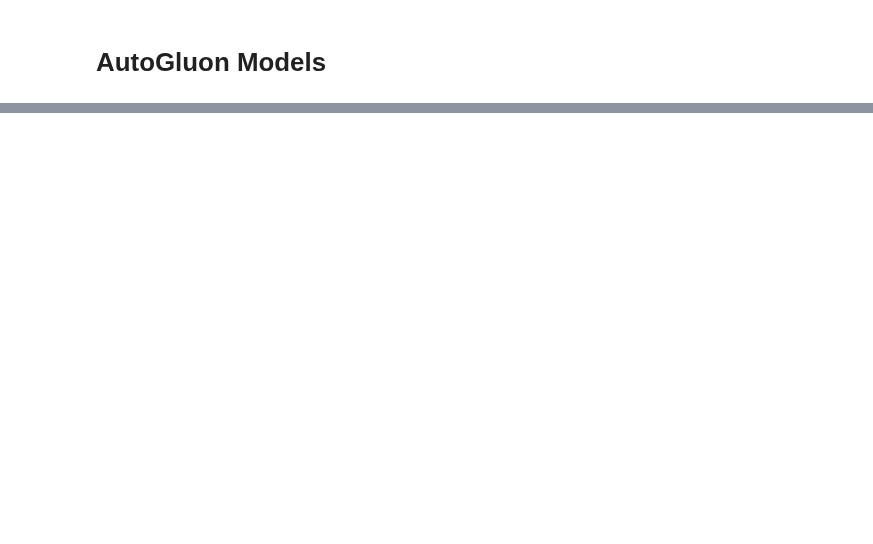
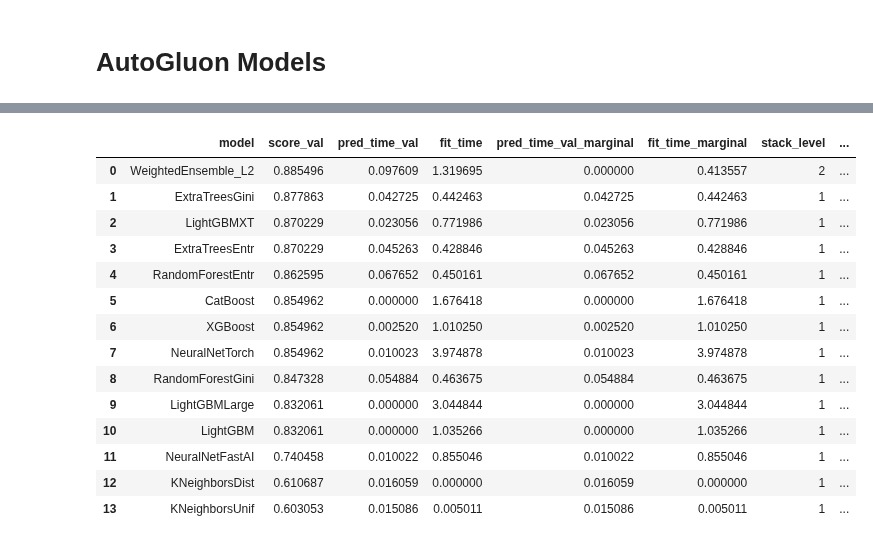
Before and after one commit to yakir4123/SNN-SCTN, a Jupyter notebook: scripts/mental_attention_prediction_models.ipynb, the cells around one changed output, grey strips where cells are left out. Drawn from its saved outputs; the diff is of its cells as text; code cells hidden in the pictures; blank space fills up the shorter version.

```diff
--- a/scripts/mental_attention_prediction_models.ipynb
+++ b/scripts/mental_attention_prediction_models.ipynb
@@ -172,14 +94,0 @@ df
-# %%
-# def create_df_features(df, feature, time_slot):
-#     feature_result = pd.DataFrame(columns=df.columns)
-#     trials = df['trial'].unique()
-#     for trial in trials:
-#         for ch in channels:
-#             feature_result[ch] = df[df['trial'] == trial, ch]
-grouped_df = df.groupby(df.index // fs)
-features_df = grouped_df[channels].rolling(128).var().dropna()
-features_df['label'] = grouped_df['label'].rolling(128).max().dropna().astype(np.int8)
-features_df = features_df.reset_index()
-features_df
-# features_df['ts_sample'] = grouped_df['ts_sample'].rolling(128).max() // 128
-# print(features_df)
@@ -230,0 +128,15 @@ print(leaderboard)
+# %%
+def automl(df):
+    # Load your dataframe
+    train_df, test_df = train_test_split(df, test_size=0.2, random_state=42)
+    predictor = TabularPredictor(label='label').fit(train_df)
+
+    # Make predictions on new data
+    predictions = predictor.predict(test_df.drop(columns=['label']))
+    leaderboard = predictor.leaderboard()
+
+    # Print the leaderboard
+    return leaderboard
+
+df = df_all_subs
+create_featured_dataset = signal_std_by_bands_in_window
@@ -230,0 +197,18 @@ print(leaderboard)
+# %%
+sub0_std_signal[11]
+# %% [output]
+|  | model | score_val | pred_time_val | fit_time | pred_time_val_marginal | fit_time_marginal | stack_level | ... |
+| 0 | WeightedEnsemble_L2 | 0.885496 | 0.097609 | 1.319695 | 0.000000 | 0.413557 | 2 | ... |
+| 1 | ExtraTreesGini | 0.877863 | 0.042725 | 0.442463 | 0.042725 | 0.442463 | 1 | ... |
+| 2 | LightGBMXT | 0.870229 | 0.023056 | 0.771986 | 0.023056 | 0.771986 | 1 | ... |
+| 3 | ExtraTreesEntr | 0.870229 | 0.045263 | 0.428846 | 0.045263 | 0.428846 | 1 | ... |
+| 4 | RandomForestEntr | 0.862595 | 0.067652 | 0.450161 | 0.067652 | 0.450161 | 1 | ... |
+| 5 | CatBoost | 0.854962 | 0.000000 | 1.676418 | 0.000000 | 1.676418 | 1 | ... |
+| 6 | XGBoost | 0.854962 | 0.002520 | 1.010250 | 0.002520 | 1.010250 | 1 | ... |
+| 7 | NeuralNetTorch | 0.854962 | 0.010023 | 3.974878 | 0.010023 | 3.974878 | 1 | ... |
+| 8 | RandomForestGini | 0.847328 | 0.054884 | 0.463675 | 0.054884 | 0.463675 | 1 | ... |
+| 9 | LightGBMLarge | 0.832061 | 0.000000 | 3.044844 | 0.000000 | 3.044844 | 1 | ... |
+| 10 | LightGBM | 0.832061 | 0.000000 | 1.035266 | 0.000000 | 1.035266 | 1 | ... |
+| 11 | NeuralNetFastAI | 0.740458 | 0.010022 | 0.855046 | 0.010022 | 0.855046 | 1 | ... |
+| 12 | KNeighborsDist | 0.610687 | 0.016059 | 0.000000 | 0.016059 | 0.000000 | 1 | ... |
+| 13 | KNeighborsUnif | 0.603053 | 0.015086 | 0.005011 | 0.015086 | 0.005011 | 1 | ... |
```
Also changed, not shown: parts of 16 cells of this notebook, 1 other file.
